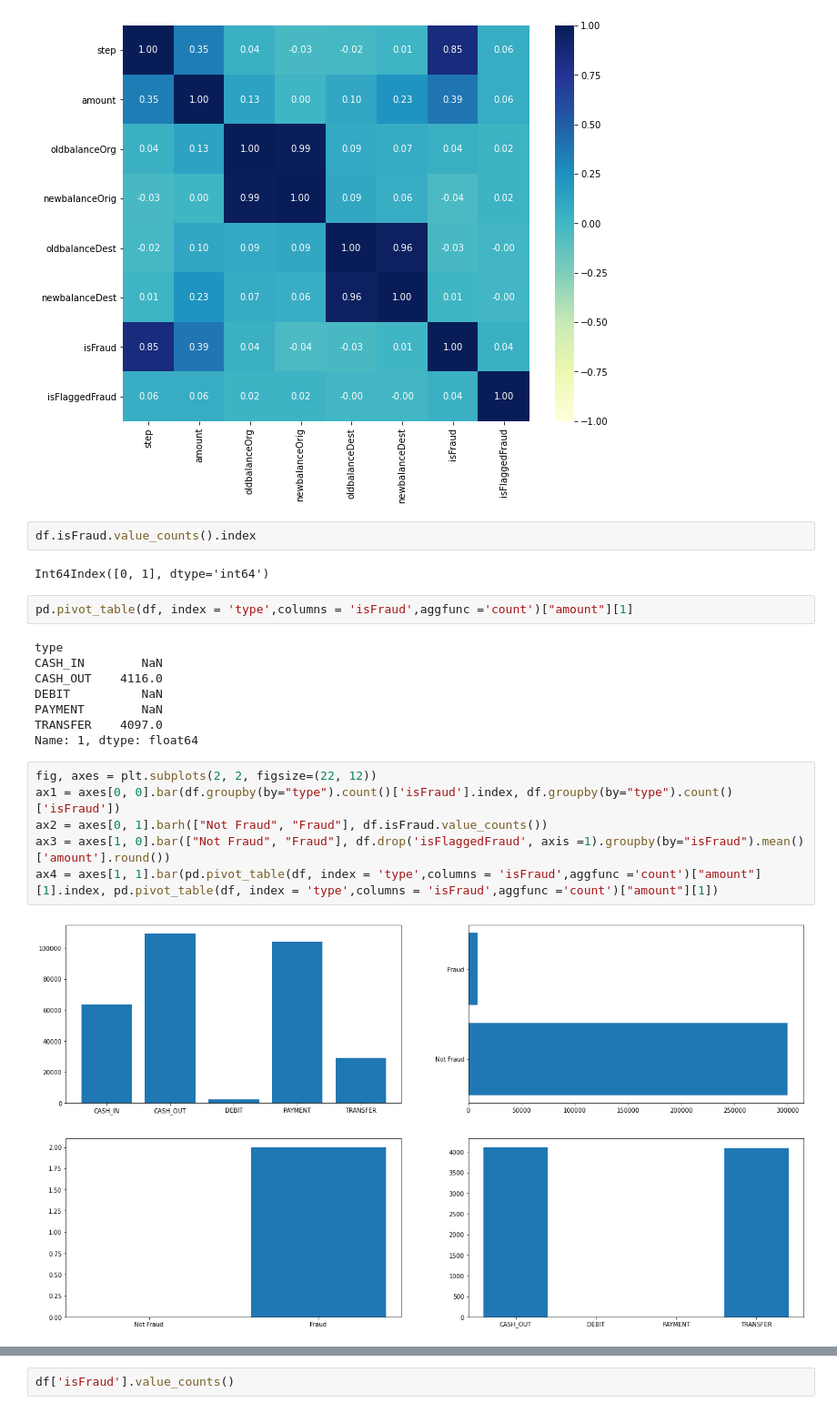
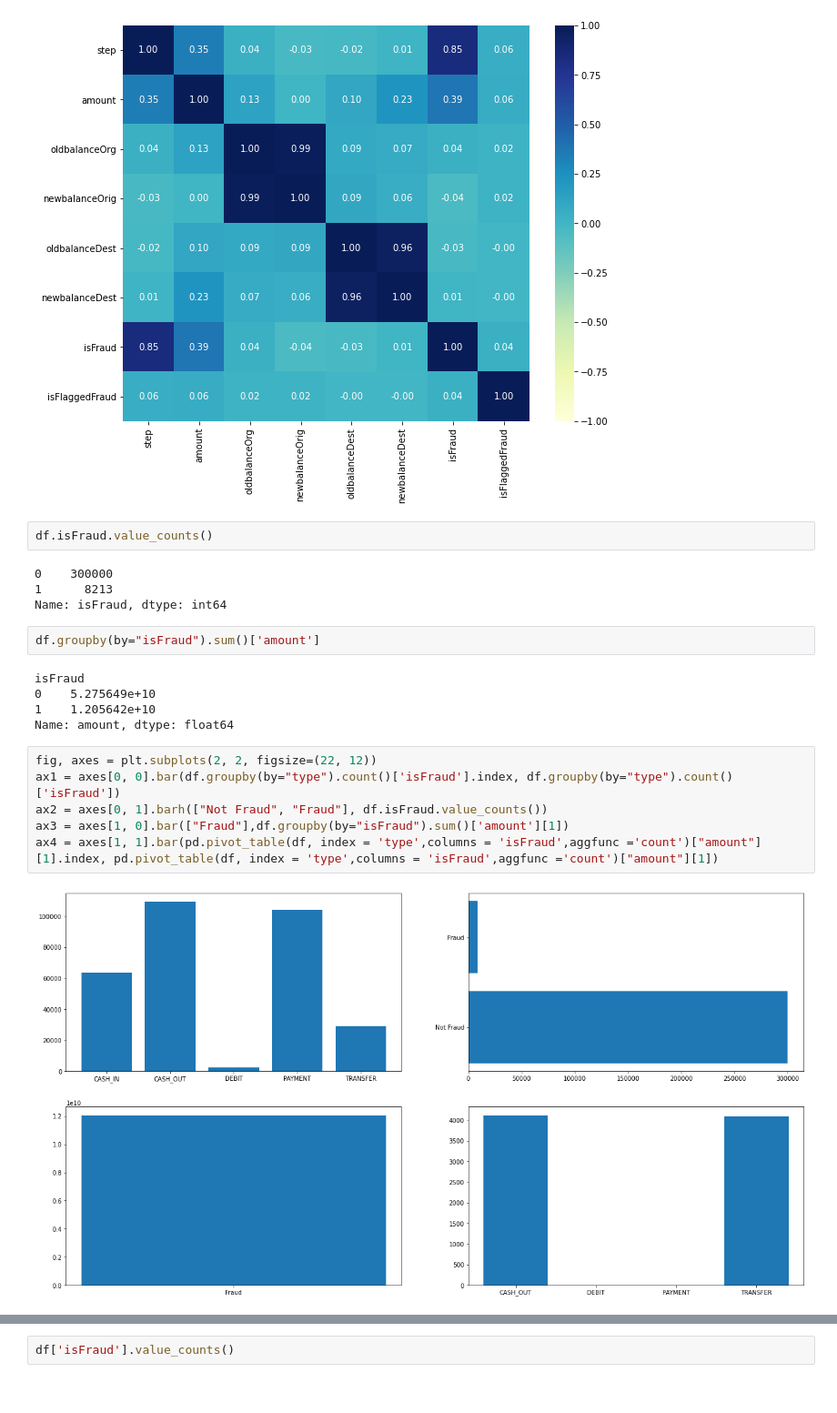
Before and after one commit to thehenke/fraud-detection-online-payments, a Jupyter notebook: notebooks/model.ipynb, the cells around one changed output, grey strips where cells are left out. Shown at 91% size. Saved outputs shown, nothing was run; the diff lists cells and outputs as text.

```diff
--- a/notebooks/model.ipynb
+++ b/notebooks/model.ipynb
@@ -87,24 +87,23 @@ sns.heatmap(df.corr(), cmap='YlGnBu', annot=True, fmt='.2f', vmin=-1);
 # %% [output]
 [figure]
 # %%
-df.isFraud.value_counts().index
+df.isFraud.value_counts()
 # %% [output]
-Int64Index([0, 1], dtype='int64')
+0    300000
+1      8213
+Name: isFraud, dtype: int64
-# %%
-pd.pivot_table(df, index = 'type',columns = 'isFraud',aggfunc ='count')["amount"][1]
-# %% [output]
-type
-CASH_IN        NaN
-CASH_OUT    4116.0
-DEBIT          NaN
-PAYMENT        NaN
-TRANSFER    4097.0
-Name: 1, dtype: float64
+# %%
+df.groupby(by="isFraud").sum()['amount']
+# %% [output]
+isFraud
+0    5.275649e+10
+1    1.205642e+10
+Name: amount, dtype: float64
 # %%
 fig, axes = plt.subplots(2, 2, figsize=(22, 12))
 ax1 = axes[0, 0].bar(df.groupby(by="type").count()['isFraud'].index, df.groupby(by="type").count()['isFraud'])
 ax2 = axes[0, 1].barh(["Not Fraud", "Fraud"], df.isFraud.value_counts())
-ax3 = axes[1, 0].bar(["Not Fraud", "Fraud"], df.drop('isFlaggedFraud', axis =1).groupby(by="isFraud").mean()['amount'].round())
+ax3 = axes[1, 0].bar(["Fraud"],df.groupby(by="isFraud").sum()['amount'][1])
 ax4 = axes[1, 1].bar(pd.pivot_table(df, index = 'type',columns = 'isFraud',aggfunc ='count')["amount"][1].index, pd.pivot_table(df, index = 'type',columns = 'isFraud',aggfunc ='count')["amount"][1])
 # %% [output]
-[figure, old version]
+[figure, new version]
```
Also changed, not shown: parts of 9 cells of this notebook, 4 other files.
